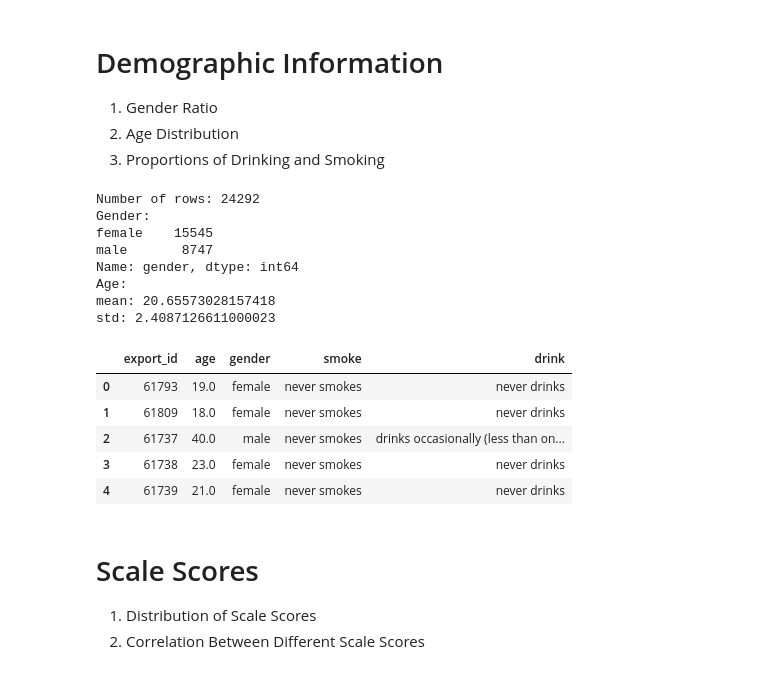
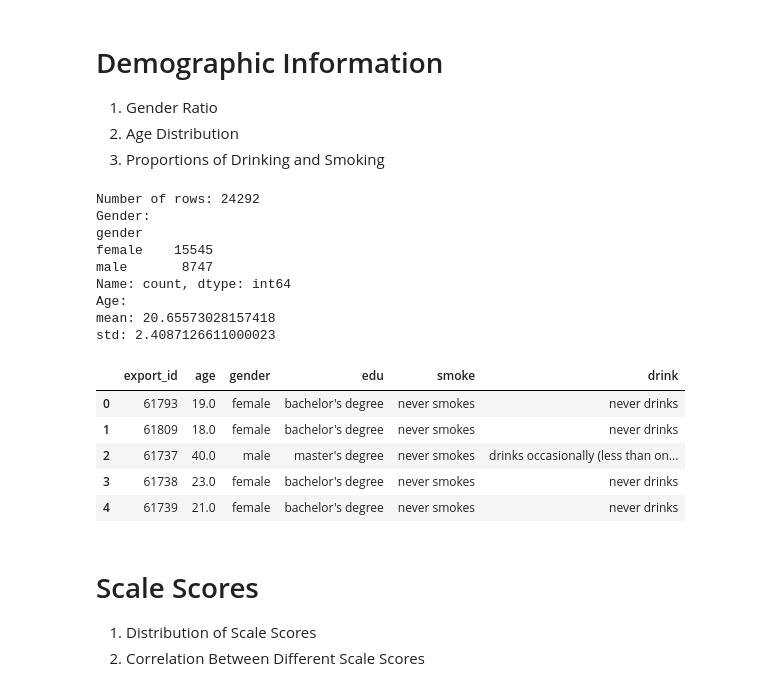
Before and after one commit to njnklab/response-time-dataset, a Jupyter notebook: 1.data-inspect.ipynb, the cells around one changed output. Cells and saved outputs as stored; diff of their text form; code cells hidden in the pictures.

```diff
--- a/1.data-inspect.ipynb
+++ b/1.data-inspect.ipynb
@@ -6,28 +6,29 @@
 # %%
 import pandas as pd
 df = pd.read_csv('/home/ubuntu/proj/rt-dataset/src/data/demographic.csv')
-df = df[['export_id', 'age', 'gender', 'smoke', 'drink']]
+df = df[['export_id', 'age', 'gender', 'edu', 'smoke', 'drink']]
 df['age'] = pd.to_numeric(df['age'], errors='coerce')
 
 print(f'Number of rows: {df.shape[0]}')
 print(f'Gender: \n{df.gender.value_counts()}')
 print(f'Age: \nmean: {df.age.mean()} \nstd: {df.age.std()}')
 df.head()
 # %% [output]
 Number of rows: 24292
 Gender:
+gender
 female    15545
 male       8747
-Name: gender, dtype: int64
+Name: count, dtype: int64
 Age:
 mean: 20.65573028157418
 std: 2.4087126611000023
-|  | export_id | age | gender | smoke | drink |
-| 0 | 61793 | 19.0 | female | never smokes | never drinks |
-| 1 | 61809 | 18.0 | female | never smokes | never drinks |
-| 2 | 61737 | 40.0 | male | never smokes | drinks occasionally (less than on... |
-| 3 | 61738 | 23.0 | female | never smokes | never drinks |
-| 4 | 61739 | 21.0 | female | never smokes | never drinks |
+|  | export_id | age | gender | edu | smoke | drink |
+| 0 | 61793 | 19.0 | female | bachelor's degree | never smokes | never drinks |
+| 1 | 61809 | 18.0 | female | bachelor's degree | never smokes | never drinks |
+| 2 | 61737 | 40.0 | male | master's degree | never smokes | drinks occasionally (less than on... |
+| 3 | 61738 | 23.0 | female | bachelor's degree | never smokes | never drinks |
+| 4 | 61739 | 21.0 | female | bachelor's degree | never smokes | never drinks |
 # %% [markdown]
 # Scale Scores
 1. Distribution of Scale Scores
```
Also changed, not shown: parts of 7 cells of this notebook, 16 other files.
